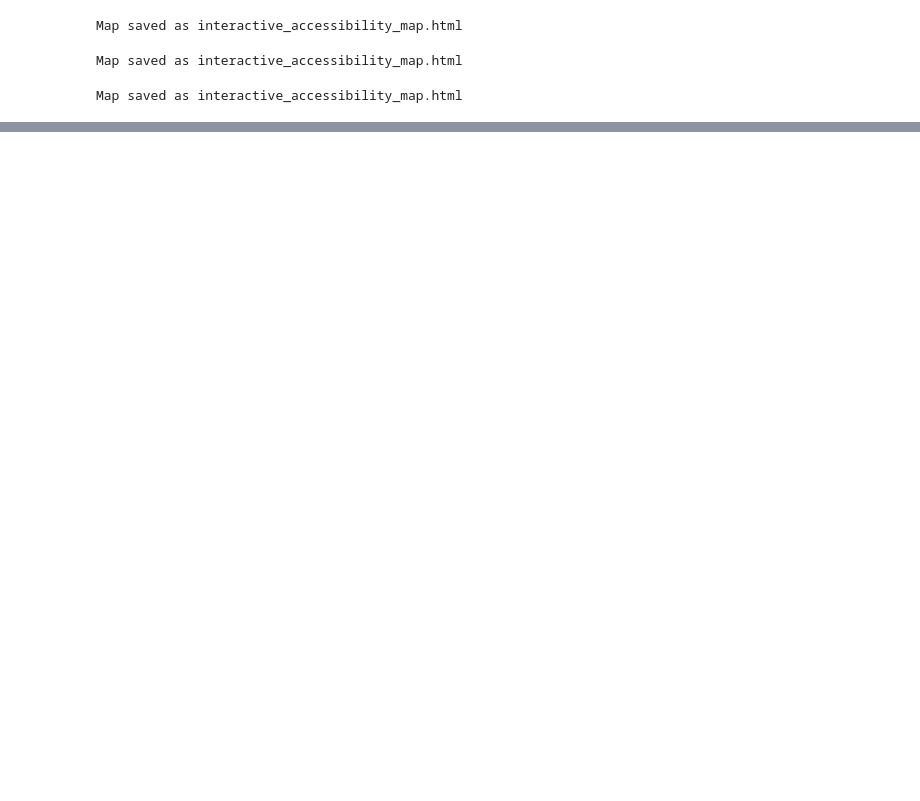
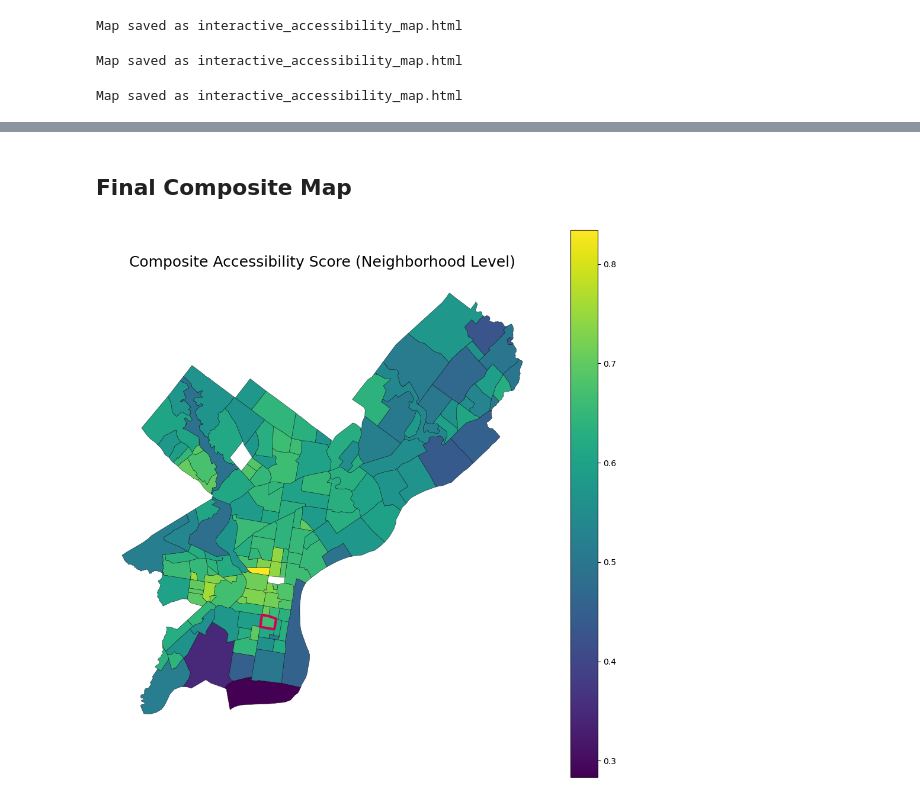
Before and after one commit to astauf03/musa5500-python-final, a Jupyter notebook: notebooks/allmaps.ipynb, the cells around one changed output, grey strips where cells are left out. Cells and saved outputs as stored; diff of their text form; code cells hidden in the pictures; blank space fills up the shorter version.

```diff
--- a/notebooks/allmaps.ipynb
+++ b/notebooks/allmaps.ipynb
@@ -612,0 +613,39 @@ AttributeError: module 'matplotlib.pyplot' has no attribute 't'
+# %% [markdown]
+## Final Composite Map
+# %%
+# Load neighborhoods + Passyunk Square
+hoods = gpd.read_file('../data/philly_neighborhoods.geojson')
+psq = hoods[hoods["NAME"] == "PASSYUNK_SQUARE"].to_crs(gdf.crs)
+# %%
+# --- COMPOSITE ACCESSIBILITY MAP WITH PASSYUNK SQUARE HIGHLIGHT ---
+import os
+
+os.makedirs("docs/assets", exist_ok=True)
+
+
+fig, ax = plt.subplots(figsize=(12, 12))
+
+# Base composite score map
+gdf.plot(
+    column="accessibility_score",
+    cmap="viridis",
+    legend=True,
+    edgecolor="black",
+    linewidth=0.3,
+    ax=ax
+)
+
+# Highlight Passyunk Square with bold magenta outline
+psq.boundary.plot(
+    ax=ax,
+    color="#D30154",      # neon magenta highlight
+    linewidth=3
+)
+
+ax.set_title("Composite Accessibility Score (Neighborhood Level)", fontsize=18)
+ax.axis("off")
+
+plt.savefig("docs/assets/accessibility_score_map.png", dpi=300, bbox_inches="tight")
+plt.show()
+# %% [output]
+[figure, added]
```
Also changed, not shown: parts of 9 cells of this notebook, 10 other files.
